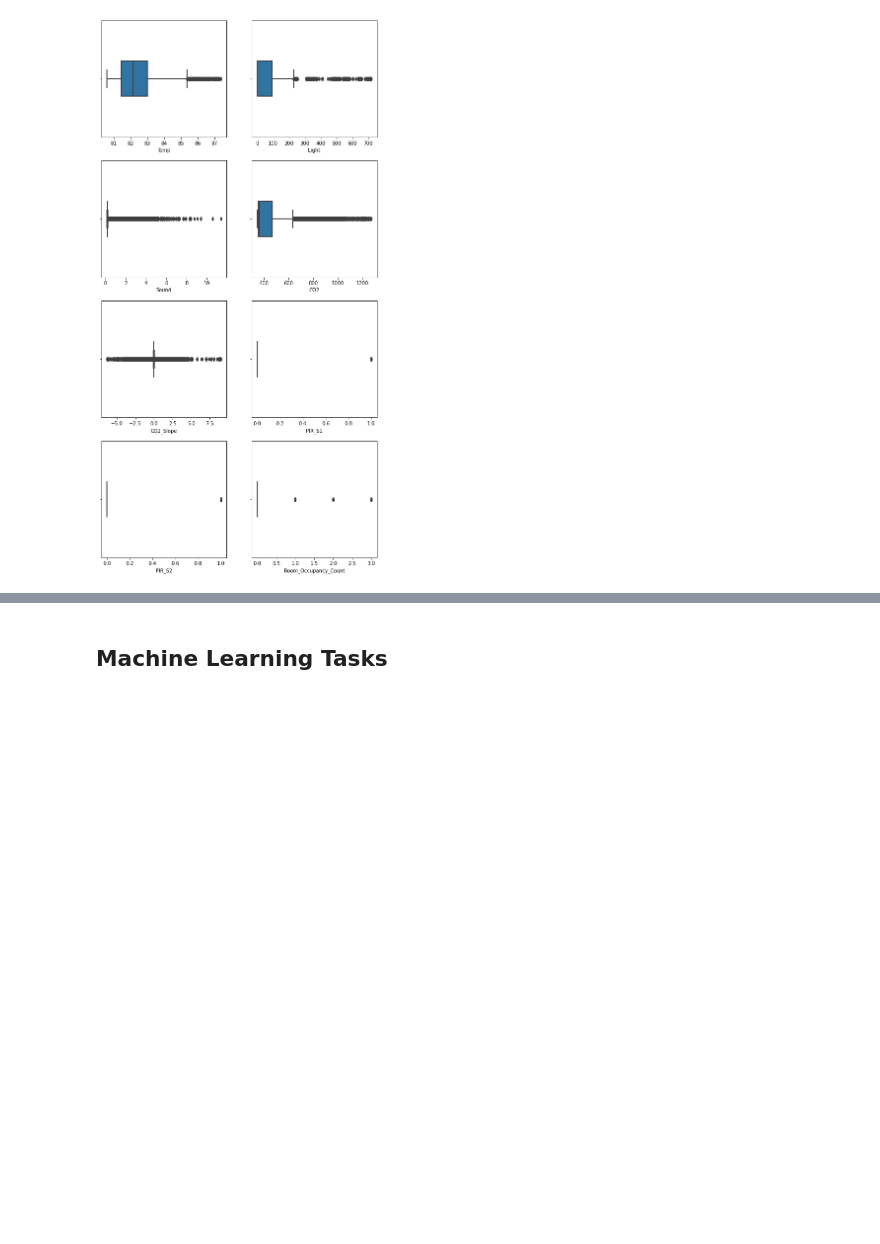
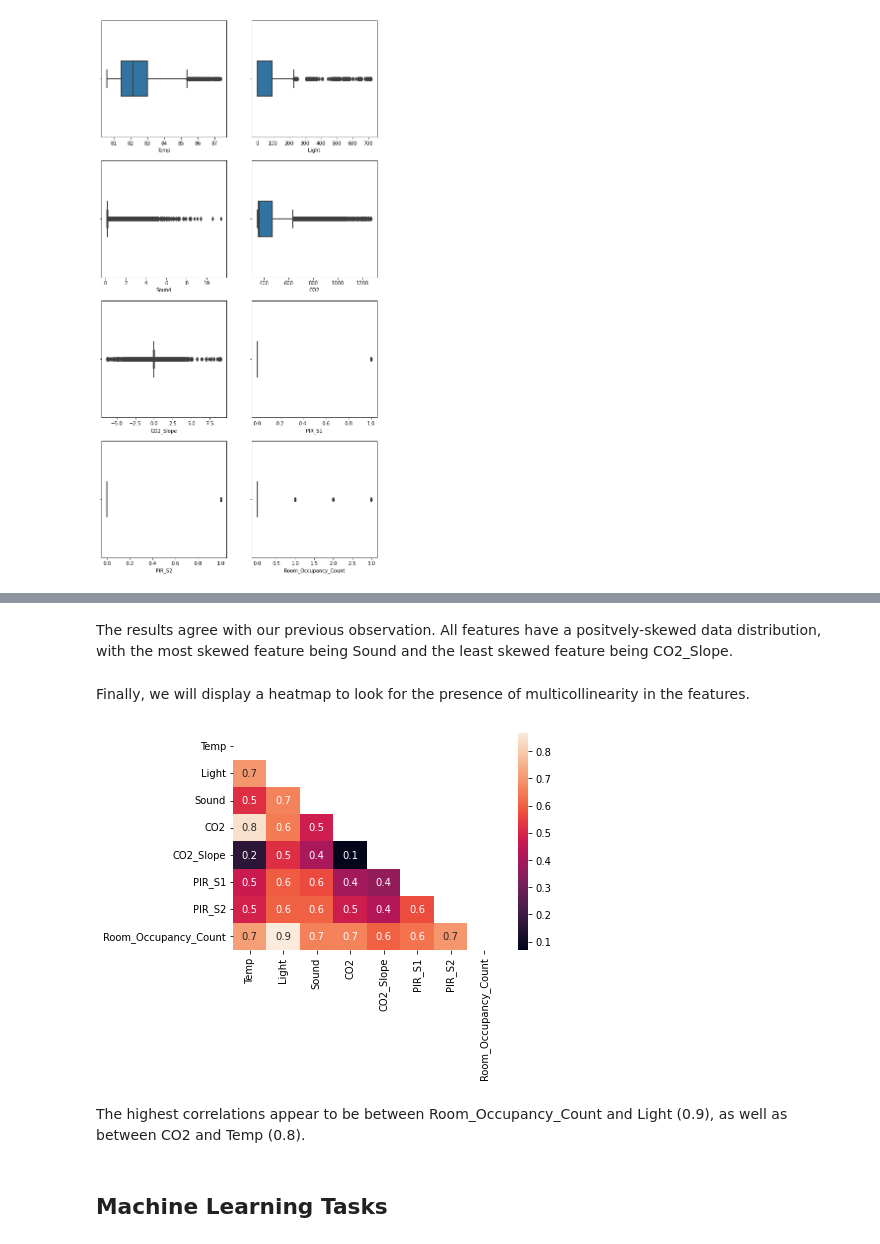
Before and after one commit to SweatyCrayfish/Room-Ocupancy-Application, a Jupyter notebook: Final Project - ML IoT Application.ipynb, the cells around one changed output, grey strips where cells are left out. Saved outputs shown, nothing was run; the diff lists cells and outputs as text; code cells hidden in the pictures; blank space fills up the shorter version.

```diff
--- a/Final Project - ML IoT Application.ipynb
+++ b/Final Project - ML IoT Application.ipynb
@@ -317,3 +370,14 @@ We can see that the Room Occupancy is empty (i.e., 0) for the majority of the ti
+# %% [markdown]
+The results agree with our previous observation.  All features have a positvely-skewed data distribution, with the most skewed feature being Sound and the least skewed feature being CO2_Slope.
+# %% [markdown]
+Finally, we will display a heatmap to look for the presence of multicollinearity in the features.
+# %%
+# find relationship between columns in form of a heat map
+sns.heatmap(df.corr(), annot=True, fmt=".1f", mask=np.triu(df.corr()));
+# %% [output]
+[figure, added]
+# %% [markdown]
+The highest correlations appear to be between Room_Occupancy_Count and Light (0.9), as well as between CO2 and Temp (0.8).
 # %% [markdown]
 ## Machine Learning Tasks
 # %% [markdown]
```
Also changed, not shown: parts of 53 cells of this notebook.
